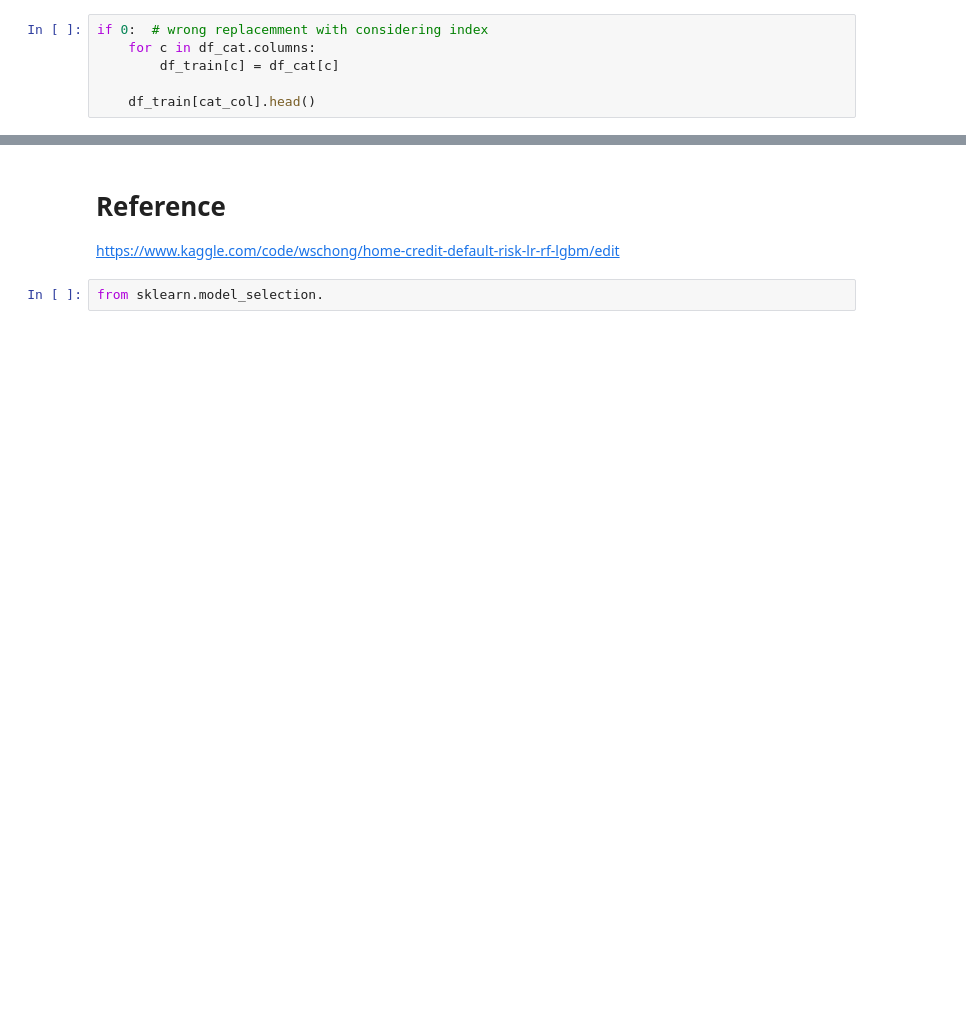
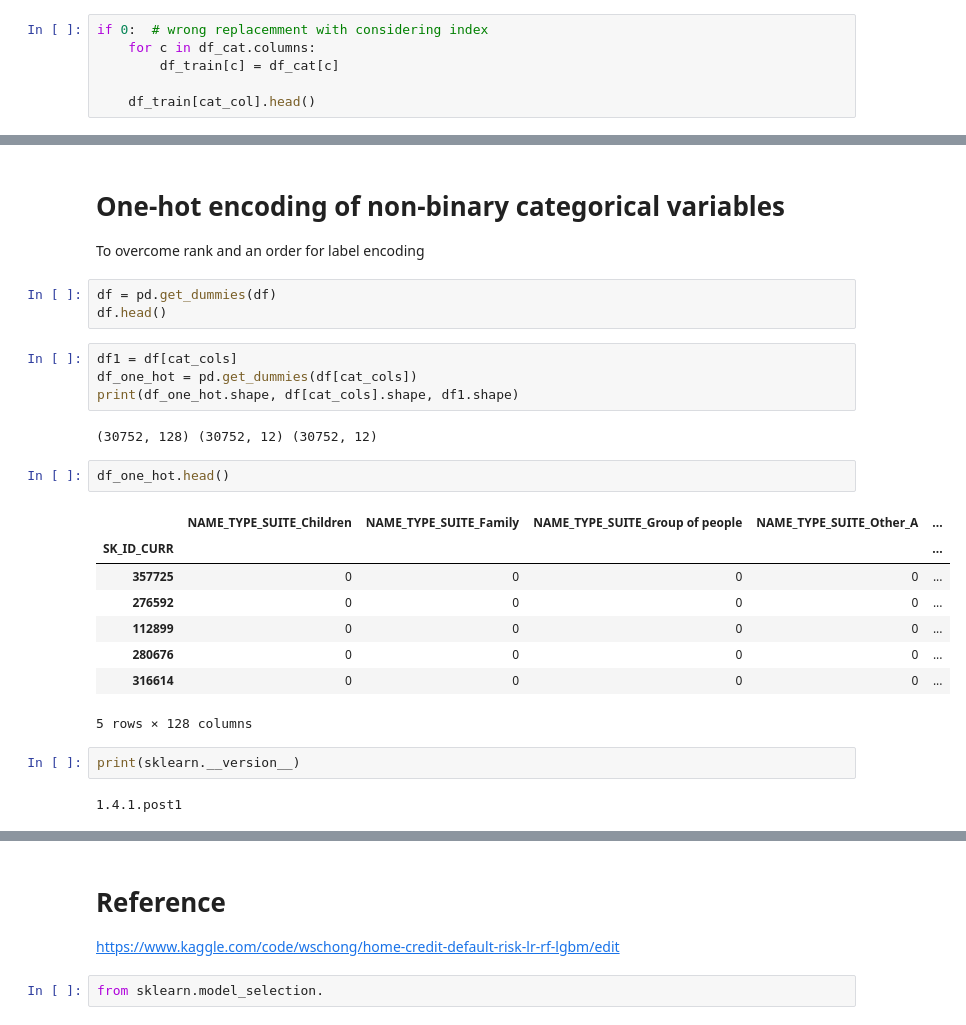
Before and after one commit to VincentChong123/kaggle-home-credit-default-risk, a Jupyter notebook: 2018/predict.ipynb, the cells around one changed output, grey strips where cells are left out. Drawn from its saved outputs; the diff is of its cells as text; blank space fills up the shorter version.

Commit message:
one hot encoding

```diff
--- a/2018/predict.ipynb
+++ b/2018/predict.ipynb
@@ -189,0 +207,28 @@ if 0:  # wrong replacemment with considering index
+# %% [markdown]
+# One-hot encoding of non-binary categorical variables
+
+To overcome rank and an order for label encoding
+# %%
+df = pd.get_dummies(df)
+df.head()
+# %%
+df1 = df[cat_cols]
+df_one_hot = pd.get_dummies(df[cat_cols])
+print(df_one_hot.shape, df[cat_cols].shape, df1.shape)
+# %% [output]
+(30752, 128) (30752, 12) (30752, 12)
+# %%
+df_one_hot.head()
+# %% [output]
+|  | NAME_TYPE_SUITE_Children | NAME_TYPE_SUITE_Family | NAME_TYPE_SUITE_Group of people | NAME_TYPE_SUITE_Other_A | ... |
+| SK_ID_CURR |  |  |  |  | ... |
+| 357725 | 0 | 0 | 0 | 0 | ... |
+| 276592 | 0 | 0 | 0 | 0 | ... |
+| 112899 | 0 | 0 | 0 | 0 | ... |
+| 280676 | 0 | 0 | 0 | 0 | ... |
+| 316614 | 0 | 0 | 0 | 0 | ... |
+5 rows × 128 columns
+# %%
+print(sklearn.__version__)
+# %% [output]
+1.4.1.post1
```
Also changed, not shown: parts of 19 cells of this notebook.
